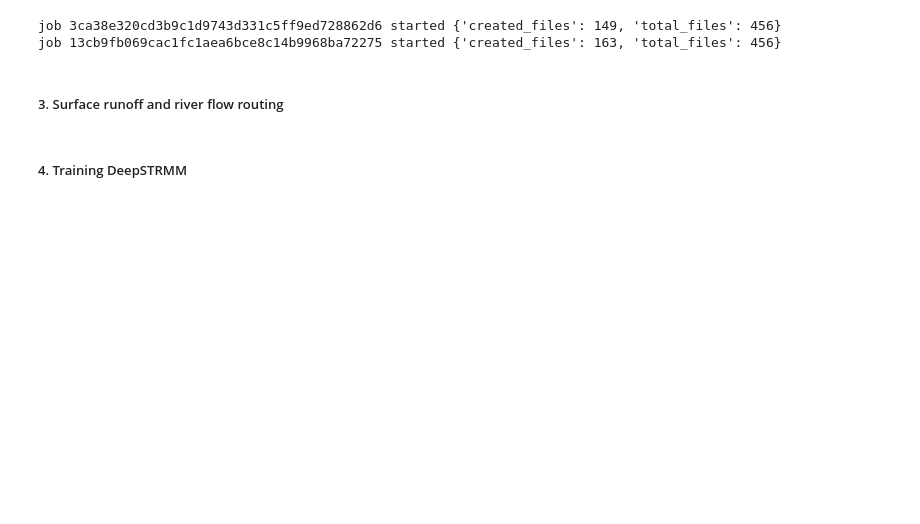
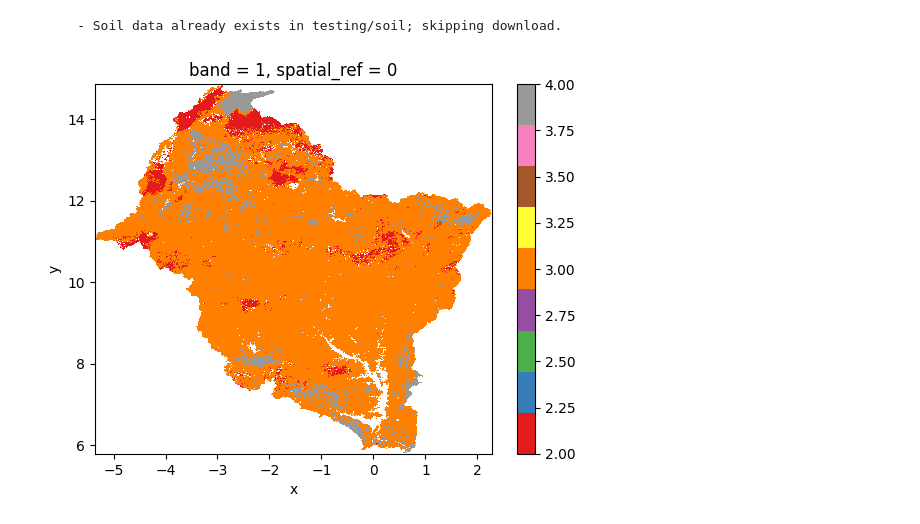
Before and after one commit to confidence-duku/bakaano-hydro, a Jupyter notebook: deepstrmm_tutorial.ipynb, the cells around one changed output. Saved outputs shown, nothing was run; the diff lists cells and outputs as text; code cells hidden in the pictures; blank space fills up the shorter version.

```diff
--- a/deepstrmm_tutorial.ipynb
+++ b/deepstrmm_tutorial.ipynb
@@ -43,17 +41,17 @@ ldc.get_landcover_data()
 # %%
-# Soil
+# Get soil data
 
 from deepstrmm.soil import Soil
 sgd = Soil(working_dir, study_area)
 sgd.get_soil_data()
+sgd.plot_soil()
+# %% [output]
+     - Soil data already exists in testing/soil; skipping download.
+[figure, added]
 # %%
-# Meteo data
+# Get meteo data
 
 from deepstrmm.meteo import Meteo
-cd = Meteo(working_dir, study_area, local_data=False, local_data_path=None)
-cd.get_meteo_data()
+cd = Meteo(working_dir, study_area, local_data=False, local_prep_path=None, local_tasmax_path=None,
+           local_tasmin_path=None, local_tmean_path=None)
+prep, tasmax, tasmin, tmean = cd.get_meteo_data()
-# %% [output]
-job 3ca38e320cd3b9c1d9743d331c5ff9ed728862d6 started {'created_files': 149, 'total_files': 456}
-job 13cb9fb069cac1fc1aea6bce8c14b9968ba72275 started {'created_files': 163, 'total_files': 456}
-# %% [markdown]
-##### 3. Surface runoff and river flow routing
@@ -62,2 +57,0 @@ ds.compute_runoff_route_flow()
-# %% [markdown]
-##### 4. Training DeepSTRMM
```
Also changed, not shown: parts of 14 cells of this notebook, 18 other files.
